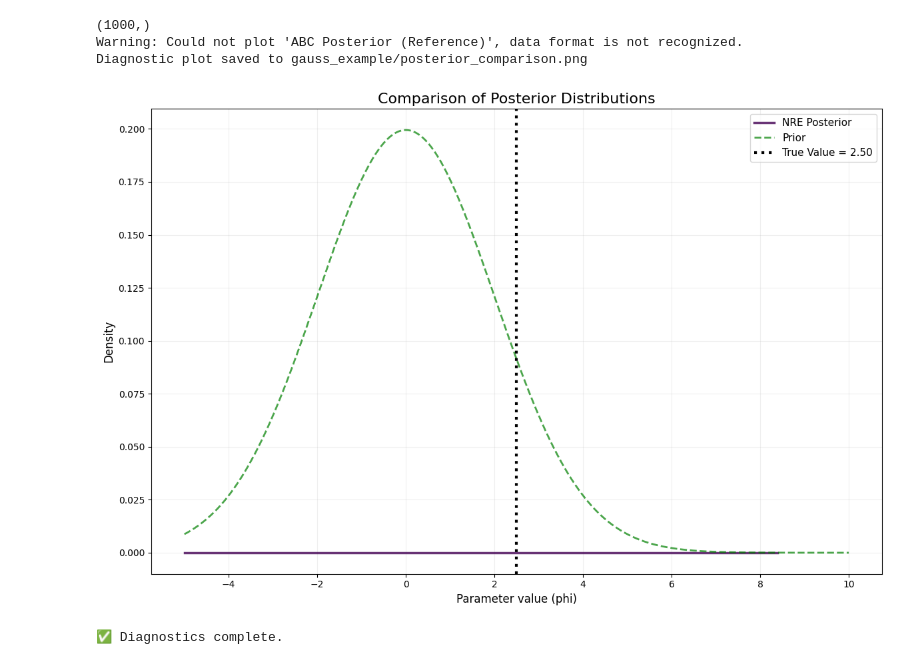
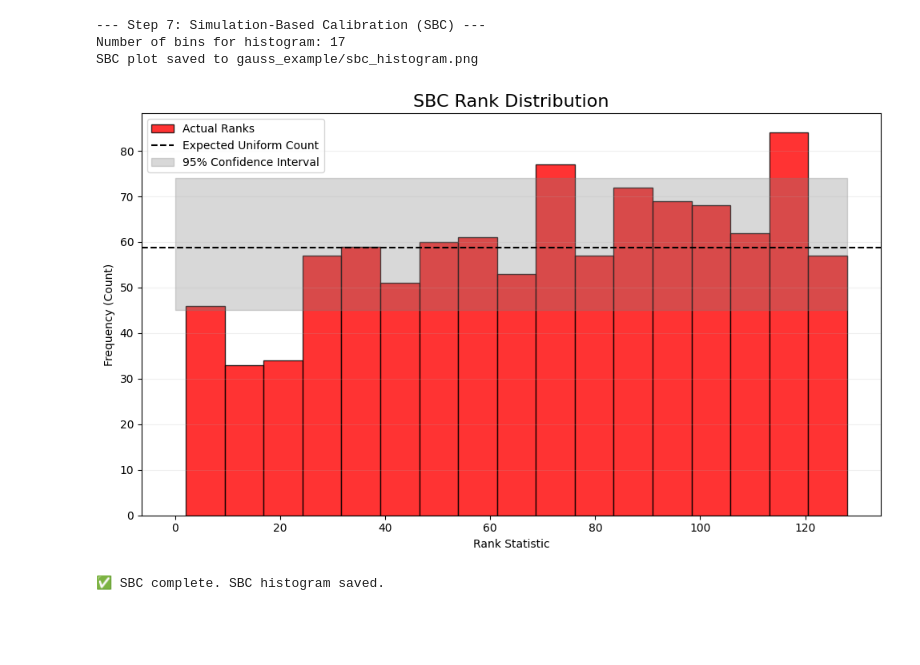
Before and after one commit to AntoineLuciano/ABC-SBI, a Jupyter notebook: abcnre/examples/notebooks/gauss_gauss.ipynb, the cells around one changed output. Cells and saved outputs as stored; diff of their text form; code cells hidden in the pictures; blank space fills up the shorter version.

```diff
--- a/abcnre/examples/notebooks/gauss_gauss.ipynb
+++ b/abcnre/examples/notebooks/gauss_gauss.ipynb
@@ -292,19 +178,27 @@ plt.plot(grid_phi, nre_pdf, label='NRE PDF')
-# %%
-prior_pdf_values = simulator.model.prior_pdf(phi_grid)
-
-print(prior_pdf_values.shape)
-# Generate the comparison plot
-plot_posterior_comparison(
-    distributions={'NRE Posterior': (phi_grid, nre_pdf), 'ABC Posterior (Reference)': abc_phi_samples},
-    prior_pdf=(phi_grid, prior_pdf_values),
-    true_value=true_theta,
-    save_path=output_dir / "posterior_comparison.png"
-)
-
-print("\n✅ Diagnostics complete.")
-# %% [output]
-(1000,)
-Warning: Could not plot 'ABC Posterior (Reference)', data format is not recognized.
-Diagnostic plot saved to gauss_example/posterior_comparison.png
-[figure, removed]
-✅ Diagnostics complete.
+# %%
+from abcnre.diagnostics.calibration import run_abc_sbc
+from abcnre.diagnostics.viz import plot_sbc_ranks
+
+# --- Step 7: Simulation-Based Calibration (SBC) ---
+print("\n--- Step 7: Simulation-Based Calibration (SBC) ---")
+import jax
+key  = jax.random.PRNGKey(42)
+num_posterior_samples = 128
+# sbc_results = run_abc_sbc(
+#     key=key,
+#     estimator=loaded_estimator,
+#     simulator=loaded_simulator,
+#     abc_phi_samples=abc_phi_samples,
+#     num_sbc_rounds=1000,
+#     num_posterior_samples=num_posterior_samples
+# )
+
+# Plot SBC ranks
+plot_sbc_ranks(sbc_results["ranks"], save_path=output_dir / "sbc_histogram.png", num_posterior_samples=num_posterior_samples)
+print("✅ SBC complete. SBC histogram saved.")
+# %% [output]
+--- Step 7: Simulation-Based Calibration (SBC) ---
+Number of bins for histogram: 17
+SBC plot saved to gauss_example/sbc_histogram.png
+[figure, added]
+✅ SBC complete. SBC histogram saved.
```
Also changed, not shown: parts of 8 cells of this notebook, 7 other files.
